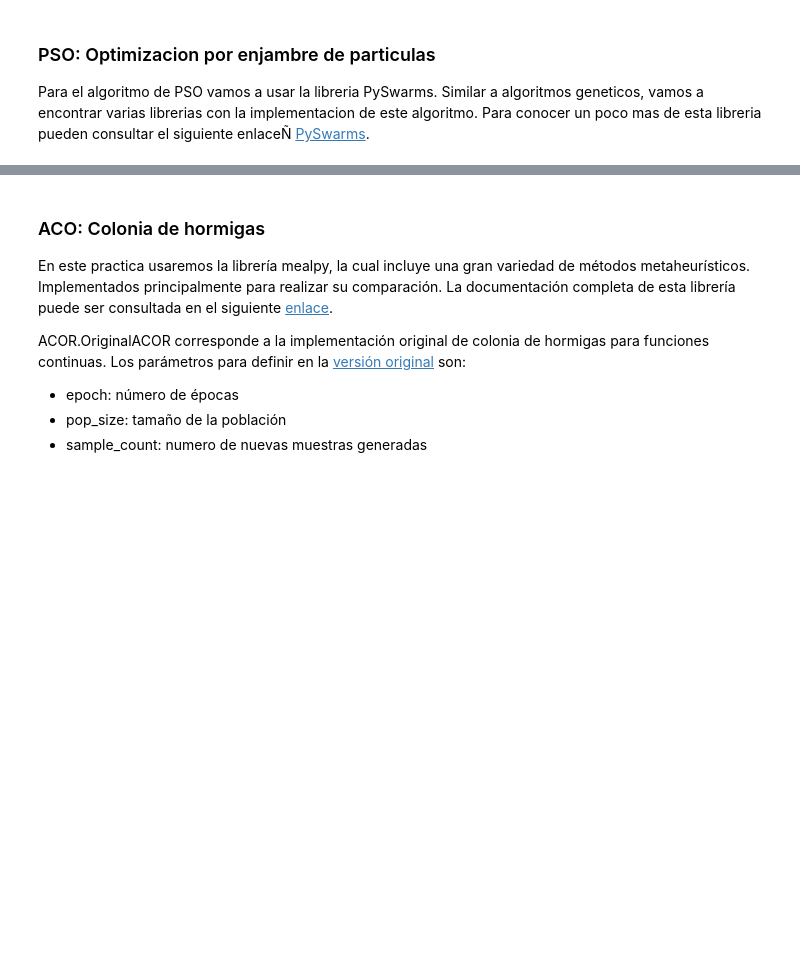
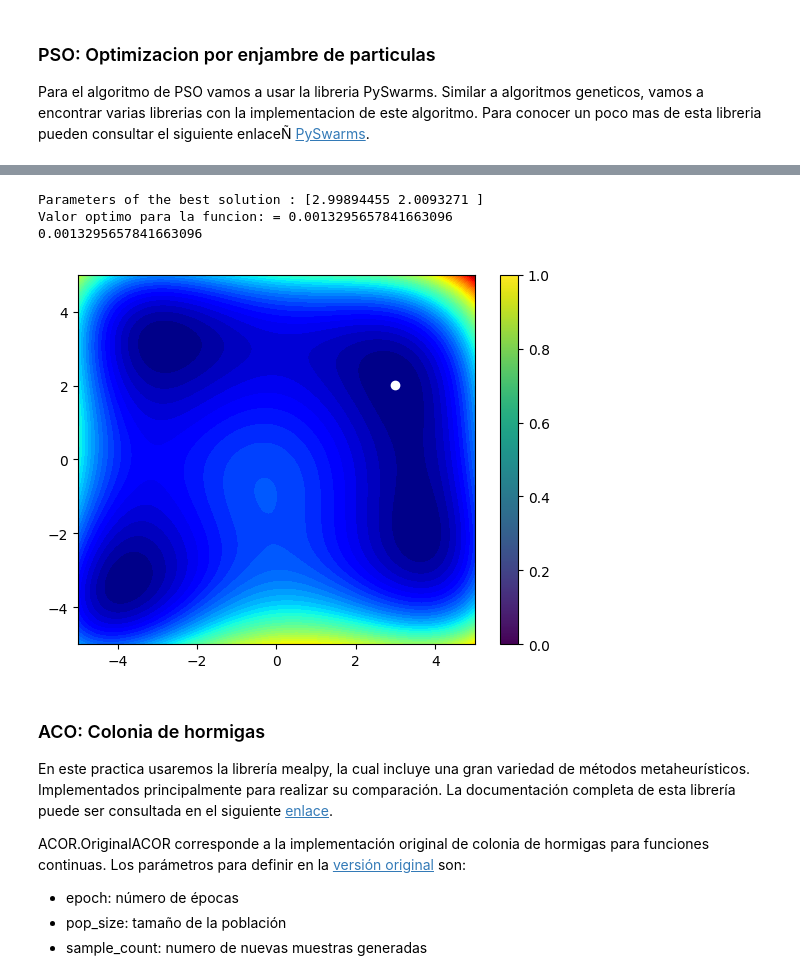
Before and after one commit to scuartasr/genet, a Jupyter notebook: clase/14_Opt_MetaClase7_ACO.ipynb, the cells around one changed output, grey strips where cells are left out. Cells and saved outputs as stored; diff of their text form; code cells hidden in the pictures; blank space fills up the shorter version.

```diff
--- a/clase/14_Opt_MetaClase7_ACO.ipynb
+++ b/clase/14_Opt_MetaClase7_ACO.ipynb
@@ -102,7 +122,7 @@ def fitness_func(ga_instance, solution, solution_idx):
     return fitness
 # %%
 #Paso 2: Preparamos los parametros para correr el algoritmo genetico
-num_generations = 200
+num_generations = 500
 num_parents_mating = 6
 fitness_function = fitness_func
 sol_per_pop = 20
@@ -168,7 +212,7 @@ max_bound = 4*np.ones(2)
 min_bound = - max_bound
 bounds = (min_bound, max_bound)
 #Instanciacion del optimizador
-optimizer = ps.single.GlobalBestPSO(n_particles=10, dimensions=2, options=options, bounds=bounds)
+optimizer = ps.single.GlobalBestPSO(n_particles=20, dimensions=2, options=options, bounds=bounds)
 
 #Ajuste de la funcion objetivo
 #f(x,y)=(x^2+y-11)^2+(x+y^2-7)^2
@@ -178,7 +222,7 @@ def objective_func2(solution):
   return term1+term2
 
 #Corremos el algoritmo PSO
-cost, pos = optimizer.optimize(objective_func2, 100)
+cost, pos = optimizer.optimize(objective_func2, 500)
 
 #Extraemos la mejor solucion
 solution = optimizer.swarm.best_pos
@@ -193,6 +237,7 @@ fevalPSO = prediction
 
 #Grafica de los contornos y punto optimo
 plt.contourf(xv, yv, feval, levels=50, cmap='jet')
-plt.scatter(xopAG, yopAG,c='white',marker='o')
+plt.scatter(xopPSO, yopPSO,c='white',marker='o')
 plt.colorbar()
-print(fevalGD)
+print(fevalPSO)
+# %% [output]
@@ -199,3 +246,7 @@ print(fevalGD)
+Parameters of the best solution : [2.99894455 2.0093271 ]
+Valor optimo para la funcion: = 0.0013295657841663096
+0.0013295657841663096
+[figure, added]
 # %% [markdown]
 ### ACO: Colonia de hormigas
 
```
Also changed, not shown: parts of 12 cells of this notebook, 2 other files.
